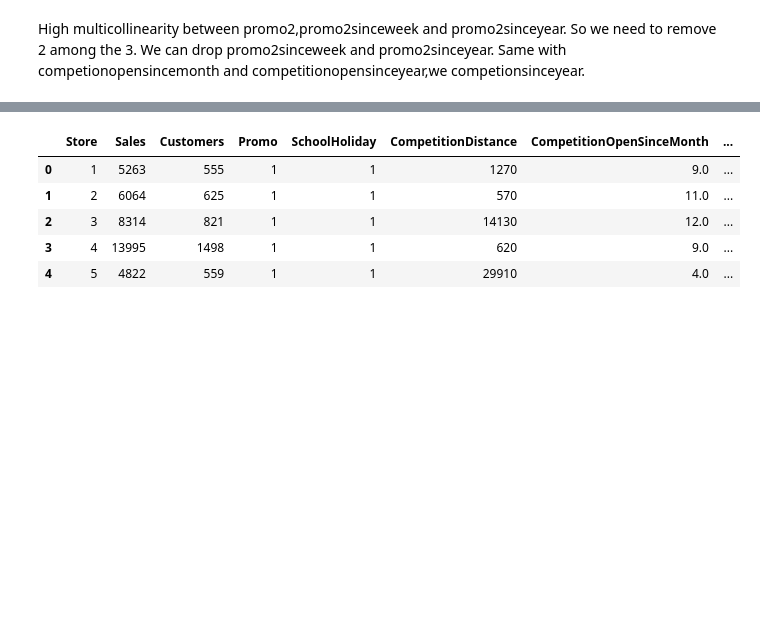
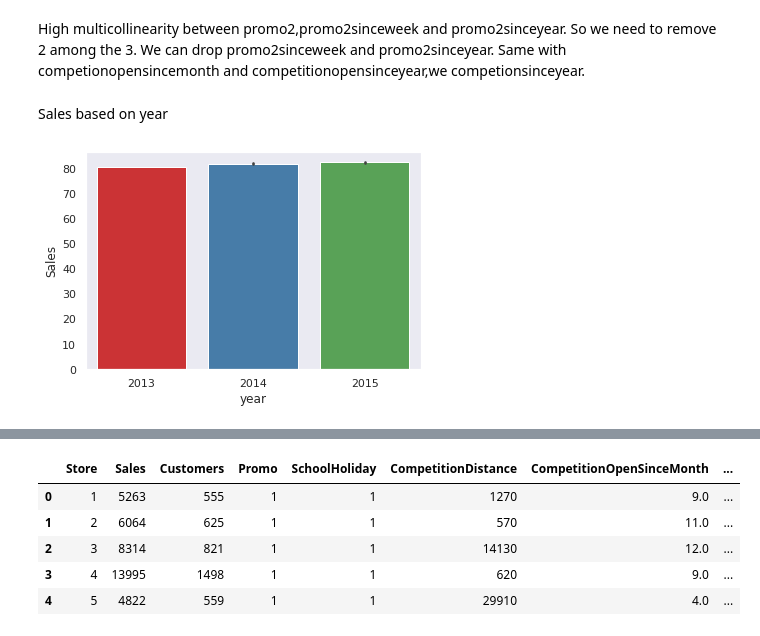
Before and after one commit to DrKamaleshR/Supervised-ML-regression, a Jupyter notebook: Rossmann_Sales_Prediction_Capstone_Project.ipynb, the cells around one changed output, grey strips where cells are left out. Cells and saved outputs as stored; diff of their text form; code cells hidden in the pictures; blank space fills up the shorter version.

```diff
--- a/Rossmann_Sales_Prediction_Capstone_Project.ipynb
+++ b/Rossmann_Sales_Prediction_Capstone_Project.ipynb
@@ -691,3 +679,10 @@ ROSS2['week']=ROSS2['Date'].dt.week
 # %%
 #Deleting the date column
 del ROSS2['Date']
+# %% [markdown]
+Sales based on year
+# %%
+sns.set_theme(style='dark')
+ax=sns.barplot(x='year',y='Sales',data=ROSS2, palette='Set1')
+# %% [output]
+[figure, added]
```
Also changed, not shown: parts of 13 cells of this notebook.
